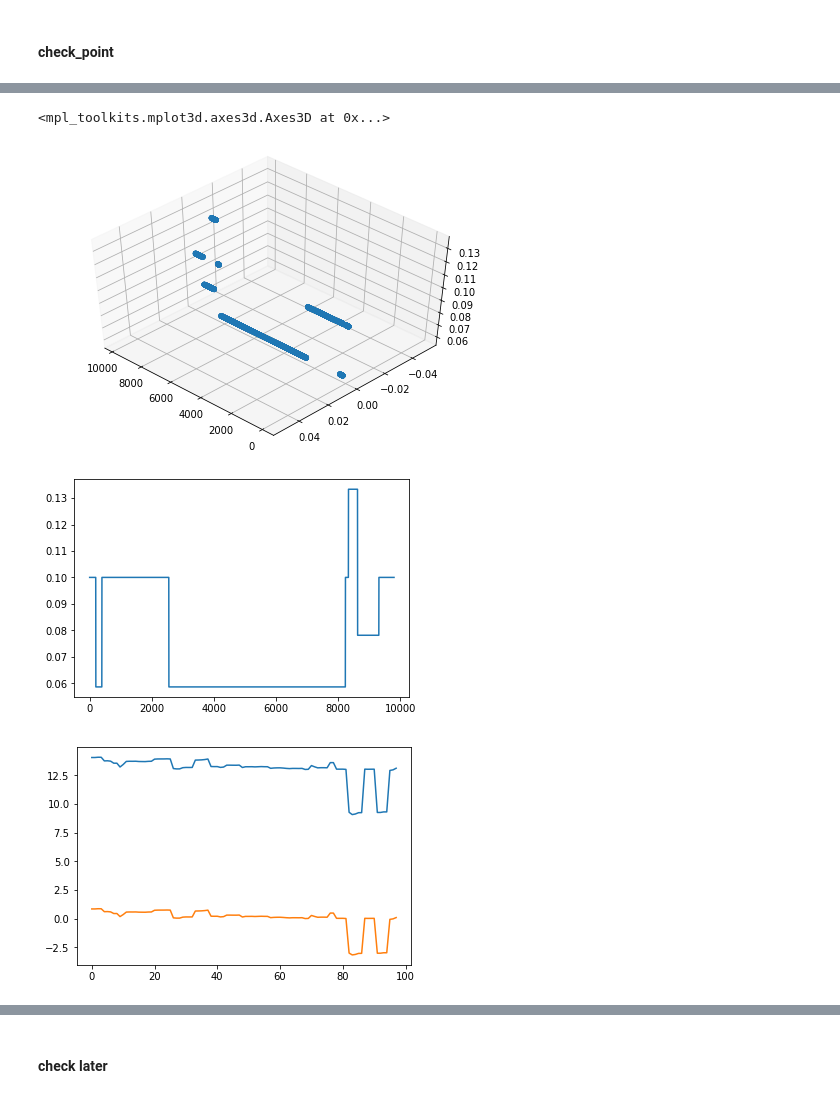
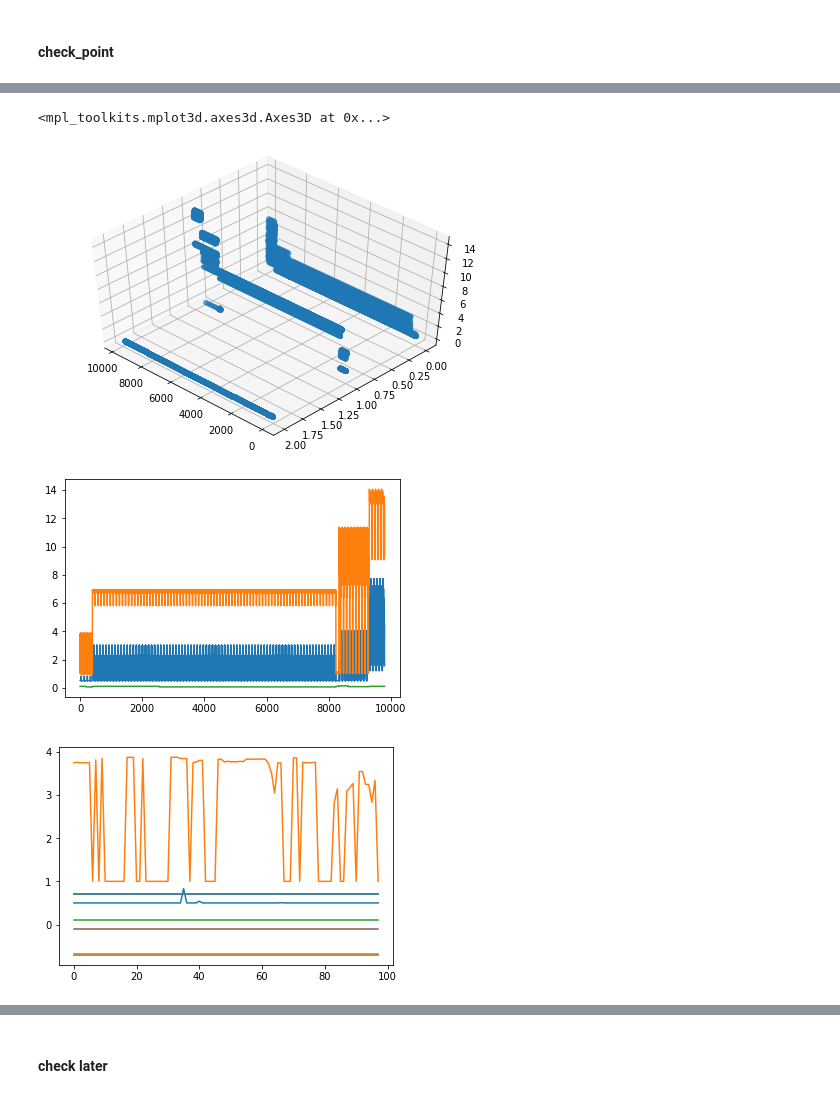
Before and after one commit to tbxy09/diaodu_binpacking_reinforcement_solutions, a Jupyter notebook: diao_du.ipynb, the cells around one changed output, grey strips where cells are left out. Saved outputs shown, nothing was run; the diff lists cells and outputs as text; code cells hidden in the pictures.

```diff
--- a/diao_du.ipynb
+++ b/diao_du.ipynb
@@ -763,6 +831,14 @@ col_in+=['vec4']
 col_in+=['vec3']
 col_in+=['vec1']
 # df_sum_dp[col_in]
+# %%
+col_in_en=[]
+col_in_en+=['vec7']
+col_in_en+=['vec5']
+col_in_en+=['vec4']
+col_in_en+=['vec3']
+col_in_en+=['vec1']
+# df_sum_dp[col_in]
 # %%
 df_sum_dp[['iid','aid','mid']+col_in].head()
 # %% [output]
@@ -804,3 +880,7 @@ vec4              0
 vec3              0
 vec1              0
 Length: 226, dtype: int64
+# %%
+# col_in_en=col_in[1:]
+
+fe=encode_page_features(df_sum_dp[col_in_en])
@@ -854,8 +988,17 @@ for c in ['cpu_y','mem_y']:
 # %%
 s=[]
 for i in range(98):
+    add=np.hstack([df_sum_dp[[i]+col_in].values.astype(float),fe['vec7'].values.astype(float)])
+    add=np.hstack([add,fe['vec5'].values.astype(float)])
+    add=np.hstack([add,fe['vec4'].values.astype(float)])
+    add=np.hstack([add,fe['vec3'].values.astype(float)])
+#     add=np.hstack([df_sum_dp[[i]+col_in].values.astype(float),fe['vec7'].values.astype(float)])
+    s.append(add)
 #     s.append(df_sum_dp[['disk','vec7','vec5','vec4','vec3','vec1',i]].values.astype(float))
-    s.append(df_sum_dp[col_in+[i]].values.astype(float))
+#     s.append(fe['vec7'].values)
+#     s.append(fe['vec4'].values)
+#     s.append(df_sum_dp[col_in+[i]].values.astype(float))
+#     s.append(fe['vec7'].values)
 
 s=np.array(s)
 s=s.transpose(1,0,2)
@@ -868,22 +1018,22 @@ s.shape
 # %%
 # fig=threed_view(pf_agent=ss.data.numpy()[0,:,:],end=100)
-threed_view(pf_agent=s.reshape(-1,s.shape[-1])[:100*98,:1],end=100*98)
+threed_view(pf_agent=s.reshape(-1,s.shape[-1])[:100*98,:3],end=100*98)
 # %% [output]
 <mpl_toolkits.mplot3d.axes3d.Axes3D at 0x...>
-[figure, old version]
+[figure, new version]
-[figure, old version]
+[figure, new version]
 # %%
 i=0
 # %%
 # m(s[1,:,:])
-# m=nn.BatchNorm1d(98)
-s=torch.tensor(s,dtype=torch.float)
-tmp=s.data.numpy()[i,:,-1]
+m=nn.BatchNorm1d(98)
+s_check=torch.tensor(s,dtype=torch.float)
+# tmp=s_check.data.numpy()[i,:,-2]
 # plt.plot(s.data.numpy()[i,:,-1])
-plt.plot(tmp)
-plt.plot((tmp-tmp.mean())/tmp.std())
-# plt.plot(m(m(m(s))).data.numpy()[i,:,:])
+# plt.plot(tmp)
+# plt.plot((tmp-tmp.mean())/tmp.std())
+plt.plot(s_check.data.numpy()[i,:,:])
 # plt.plot(rnn.bn(s).data.numpy()[i,:,:])
 i=i+100
 # %% [output]
-[figure, old version]
+[figure, new version]
```
Also changed, not shown: parts of 70 cells of this notebook, 5 other files.
